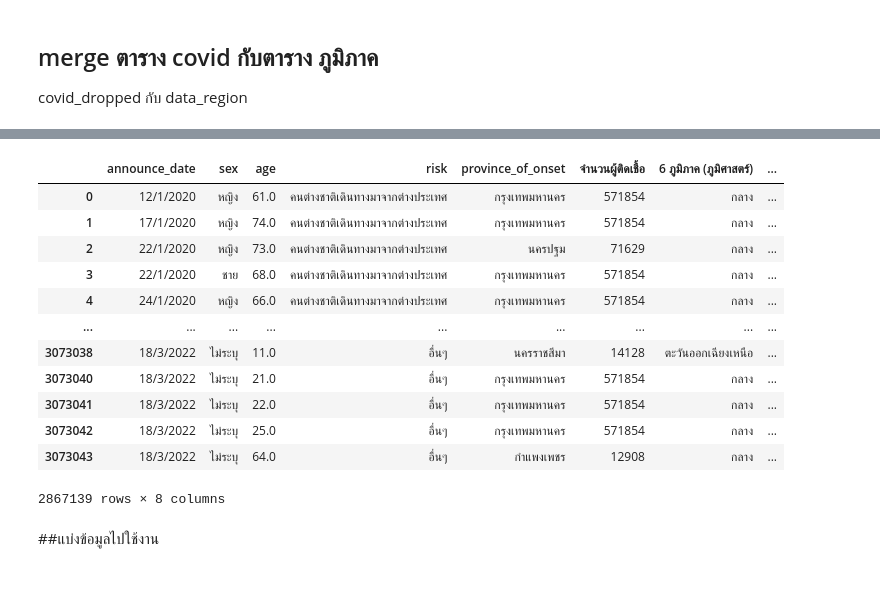
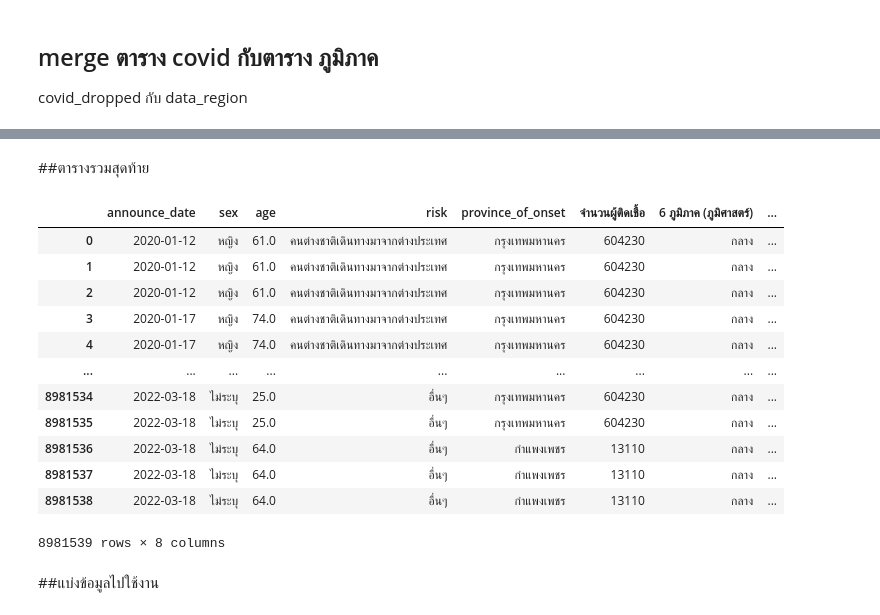
Before and after one commit to Thitichaya2000/data_viz_2022, a Jupyter notebook: Project.ipynb, the cells around one changed output, grey strips where cells are left out. Cells and saved outputs as stored; diff of their text form; code cells hidden in the pictures; blank space fills up the shorter version.

```diff
--- a/Project.ipynb
+++ b/Project.ipynb
@@ -955,0 +805,3 @@ data_geometry
+# %%
+data_person_1= data_person[['ชื่อจังหวัด','จำนวนประชากรทั้งหมด']]
+data_person_1
@@ -975,5 +966,5 @@ data_cr_new
 # %%
-data_final = data_cr_new.merge(data_geometry,how='left',left_on='province_of_onset',right_on = 'name')
-data_final
+data_all = data_cr_new.merge(data_person_1,how='left',left_on='province_of_onset',right_on = 'ชื่อจังหวัด')
+data_all
 # %% [output]
 |  | announce_date | sex | age | risk | province_of_onset | จำนวนผู้ติดเชื้อ | 6 ภูมิภาค (ภูมิศาสตร์) | ... |
@@ -995,0 +996,3 @@ data_finaldropped = data_final.dropna()
+# %%
+data_all[['จำนวนประชากรทั้งหมด']] = data_all[['จำนวนประชากรทั้งหมด']].fillna('ไม่ระบุ') ##แทนค่า NaN เป็น ไม่ระบุ
+data_all[['ชื่อจังหวัด']] = data_all[['ชื่อจังหวัด']].fillna('ไม่ระบุ') ##แทนค่า NaN เป็น ไม่ระบุ
@@ -995,0 +1001,4 @@ data_finaldropped = data_final.dropna()
+# %%
+import datetime
+data_all_1 = pd.DataFrame(data_all)
+data_all_1['announce_date'] = pd.to_datetime(data_all_1['announce_date'], format = "%d/%m/%Y")
@@ -996,19 +1021,21 @@ data_finaldropped = data_final.dropna()
+# %% [markdown]
+##ตารางรวมสุดท้าย
 # %%
-data_final_1= data_finaldropped[['announce_date','sex','age','risk','province_of_onset','จำนวนผู้ติดเชื้อ','6 ภูมิภาค (ภูมิศาสตร์)','geometry']]
-data_final_1
+data_final = data_all_1[['announce_date','sex','age','risk','province_of_onset','จำนวนผู้ติดเชื้อ','6 ภูมิภาค (ภูมิศาสตร์)','จำนวนประชากรทั้งหมด']]
+data_final
 # %% [output]
 |  | announce_date | sex | age | risk | province_of_onset | จำนวนผู้ติดเชื้อ | 6 ภูมิภาค (ภูมิศาสตร์) | ... |
-| 0 | 12/1/2020 | หญิง | 61.0 | คนต่างชาติเดินทางมาจากต่างประเทศ | กรุงเทพมหานคร | 571854 | กลาง | ... |
-| 1 | 17/1/2020 | หญิง | 74.0 | คนต่างชาติเดินทางมาจากต่างประเทศ | กรุงเทพมหานคร | 571854 | กลาง | ... |
-| 2 | 22/1/2020 | หญิง | 73.0 | คนต่างชาติเดินทางมาจากต่างประเทศ | นครปฐม | 71629 | กลาง | ... |
-| 3 | 22/1/2020 | ชาย | 68.0 | คนต่างชาติเดินทางมาจากต่างประเทศ | กรุงเทพมหานคร | 571854 | กลาง | ... |
-| 4 | 24/1/2020 | หญิง | 66.0 | คนต่างชาติเดินทางมาจากต่างประเทศ | กรุงเทพมหานคร | 571854 | กลาง | ... |
+| 0 | 2020-01-12 | หญิง | 61.0 | คนต่างชาติเดินทางมาจากต่างประเทศ | กรุงเทพมหานคร | 604230 | กลาง | ... |
+| 1 | 2020-01-12 | หญิง | 61.0 | คนต่างชาติเดินทางมาจากต่างประเทศ | กรุงเทพมหานคร | 604230 | กลาง | ... |
+| 2 | 2020-01-12 | หญิง | 61.0 | คนต่างชาติเดินทางมาจากต่างประเทศ | กรุงเทพมหานคร | 604230 | กลาง | ... |
+| 3 | 2020-01-17 | หญิง | 74.0 | คนต่างชาติเดินทางมาจากต่างประเทศ | กรุงเทพมหานคร | 604230 | กลาง | ... |
+| 4 | 2020-01-17 | หญิง | 74.0 | คนต่างชาติเดินทางมาจากต่างประเทศ | กรุงเทพมหานคร | 604230 | กลาง | ... |
 | ... | ... | ... | ... | ... | ... | ... | ... | ... |
-| 3073038 | 18/3/2022 | ไม่ระบุ | 11.0 | อื่นๆ | นครราชสีมา | 14128 | ตะวันออกเฉียงเหนือ | ... |
-| 3073040 | 18/3/2022 | ไม่ระบุ | 21.0 | อื่นๆ | กรุงเทพมหานคร | 571854 | กลาง | ... |
-| 3073041 | 18/3/2022 | ไม่ระบุ | 22.0 | อื่นๆ | กรุงเทพมหานคร | 571854 | กลาง | ... |
-| 3073042 | 18/3/2022 | ไม่ระบุ | 25.0 | อื่นๆ | กรุงเทพมหานคร | 571854 | กลาง | ... |
-| 3073043 | 18/3/2022 | ไม่ระบุ | 64.0 | อื่นๆ | กำแพงเพชร | 12908 | กลาง | ... |
+| 8981534 | 2022-03-18 | ไม่ระบุ | 25.0 | อื่นๆ | กรุงเทพมหานคร | 604230 | กลาง | ... |
+| 8981535 | 2022-03-18 | ไม่ระบุ | 25.0 | อื่นๆ | กรุงเทพมหานคร | 604230 | กลาง | ... |
+| 8981536 | 2022-03-18 | ไม่ระบุ | 64.0 | อื่นๆ | กำแพงเพชร | 13110 | กลาง | ... |
+| 8981537 | 2022-03-18 | ไม่ระบุ | 64.0 | อื่นๆ | กำแพงเพชร | 13110 | กลาง | ... |
+| 8981538 | 2022-03-18 | ไม่ระบุ | 64.0 | อื่นๆ | กำแพงเพชร | 13110 | กลาง | ... |
-2867139 rows × 8 columns
+8981539 rows × 8 columns
 # %% [markdown]
 ##แบ่งข้อมูลไปใช้งาน
```
Also changed, not shown: parts of 64 cells of this notebook.
